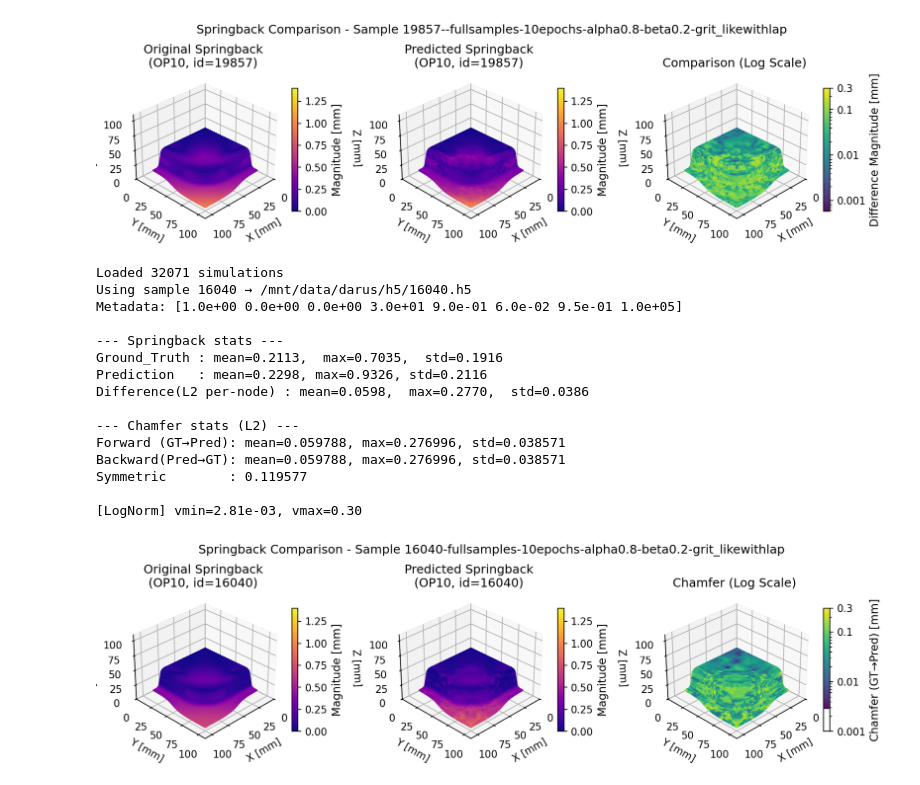
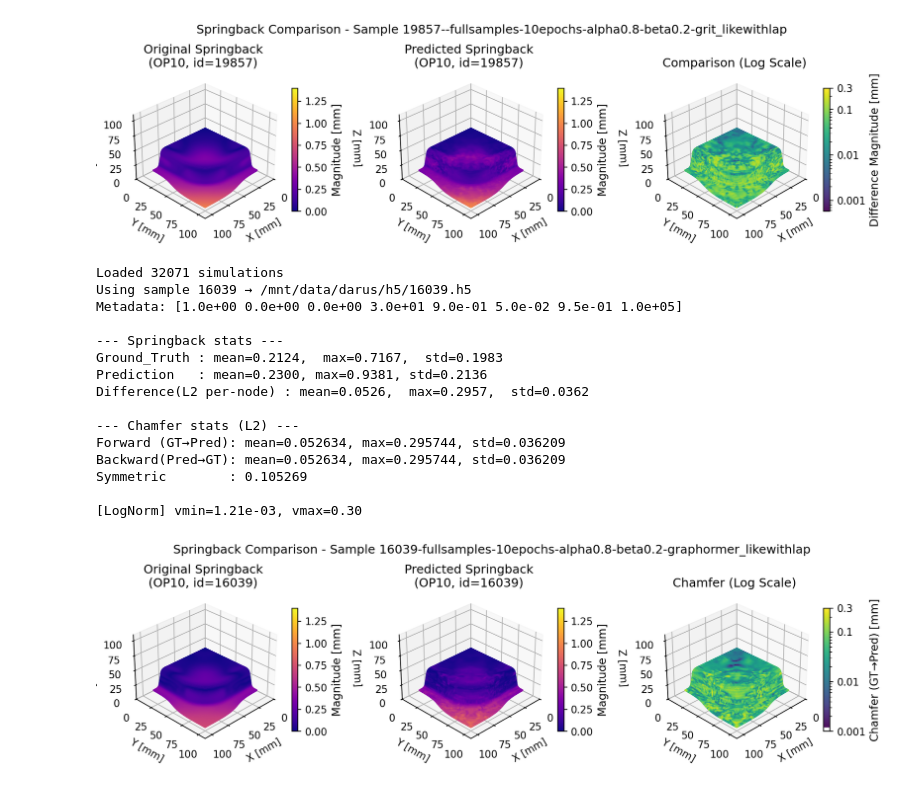
Before and after one commit to Jiang241023/research_project, a Jupyter notebook: hybrid_approach/feature_extraction/feature_display_pointcloud.ipynb, the cells around one changed output. Drawn from its saved outputs; the diff is of its cells as text; code cells hidden in the pictures.

Commit message:
updates for visualization

```diff
--- a/hybrid_approach/feature_extraction/feature_display_pointcloud.ipynb
+++ b/hybrid_approach/feature_extraction/feature_display_pointcloud.ipynb
@@ -364,7 +364,7 @@ from scipy.spatial import cKDTree as KDTree
 #  Config
 OPERATION   = 10
 TIMESTEP    = 2
-sample_id   = "16040"
+sample_id   = "16039"
 # pred_dir    = "/home/RUS_CIP/st186731/research_project/hybrid_approach/grit_like_and_graphormer_like/prediction/ddacs-node-regression/grit_like-fullsamples-10epochs-alpha0.8-beta0.2-grit_likewithlap"
 pred_dir  = "/home/RUS_CIP/st186731/research_project/hybrid_approach/grit_like_and_graphormer_like/prediction/ddacs-node-regression/graphormer_like"
 data_root   = "/mnt/data/jiang"
@@ -527,40 +527,40 @@ cbar3 = fig.colorbar(sc3, ax=ax3, shrink=0.8)
 cbar3.set_ticks([3e-1, 1e-1, 1e-2, 1e-3])
 cbar3.set_ticklabels(['0.3', '0.1', '0.01', '0.001'])
 cbar3.set_label("Chamfer (GT→Pred) [mm]", fontsize=11)
 
 ax3.set_title("Chamfer (Log Scale)")
 ax3.set_xlim(AXIS_LIMITS); ax3.set_ylim(AXIS_LIMITS); ax3.set_zlim(AXIS_LIMITS)
 ax3.view_init(VIEW_ELEVATION, VIEW_AZIMUTH)
 ax3.set_xlabel("X [mm]"); ax3.set_ylabel("Y [mm]"); ax3.set_zlabel("Z [mm]")
 
 plt.suptitle(f"Springback Comparison - Sample {sim_id}-fullsamples-10epochs-alpha0.8-beta0.2-graphormer_likewithlap", y=0.98, fontsize=12)
 
 save_dir = Path("/home/RUS_CIP/st186731/research_project/figures")
 save_dir.mkdir(parents=True, exist_ok=True)
 
 fig.tight_layout()  # arrange subplots nicely
 if pred_dir == "/home/RUS_CIP/st186731/research_project/hybrid_approach/grit_like_and_graphormer_like/prediction/ddacs-node-regression/graphormer_like":
     fig.savefig(save_dir / f"springback_id{sample_id}_graphormer_like-fullsamples-10epochs-alpha0.8-beta0.2-graphormer_likewithlap.png",
                 dpi=150, bbox_inches="tight", pad_inches=0.1)
 else:
     fig.savefig(save_dir / f"springback_id{sample_id}_grit_like_chamfer-fullsamples-10epochs-alpha0.8-beta0.2-grit_likewithlap.png",
                 dpi=150, bbox_inches="tight", pad_inches=0.1)
 
 plt.show()
 # %% [output]
 Loaded 32071 simulations
-Using sample 16040 → /mnt/data/darus/h5/16040.h5
-Metadata: [1.0e+00 0.0e+00 0.0e+00 3.0e+01 9.0e-01 6.0e-02 9.5e-01 1.0e+05]
+Using sample 16039 → /mnt/data/darus/h5/16039.h5
+Metadata: [1.0e+00 0.0e+00 0.0e+00 3.0e+01 9.0e-01 5.0e-02 9.5e-01 1.0e+05]
 
 --- Springback stats ---
-Ground_Truth : mean=0.2113,  max=0.7035,  std=0.1916
-Prediction   : mean=0.2298, max=0.9326, std=0.2116
-Difference(L2 per-node) : mean=0.0598,  max=0.2770,  std=0.0386
+Ground_Truth : mean=0.2124,  max=0.7167,  std=0.1983
+Prediction   : mean=0.2300, max=0.9381, std=0.2136
+Difference(L2 per-node) : mean=0.0526,  max=0.2957,  std=0.0362
 
 --- Chamfer stats (L2) ---
-Forward (GT→Pred): mean=0.059788, max=0.276996, std=0.038571
-Backward(Pred→GT): mean=0.059788, max=0.276996, std=0.038571
-Symmetric        : 0.119577
+Forward (GT→Pred): mean=0.052634, max=0.295744, std=0.036209
+Backward(Pred→GT): mean=0.052634, max=0.295744, std=0.036209
+Symmetric        : 0.105269
 
-[LogNorm] vmin=2.81e-03, vmax=0.30
+[LogNorm] vmin=1.21e-03, vmax=0.30
-[figure, old version]
+[figure, new version]
```
Also changed, not shown: 4 other files.
